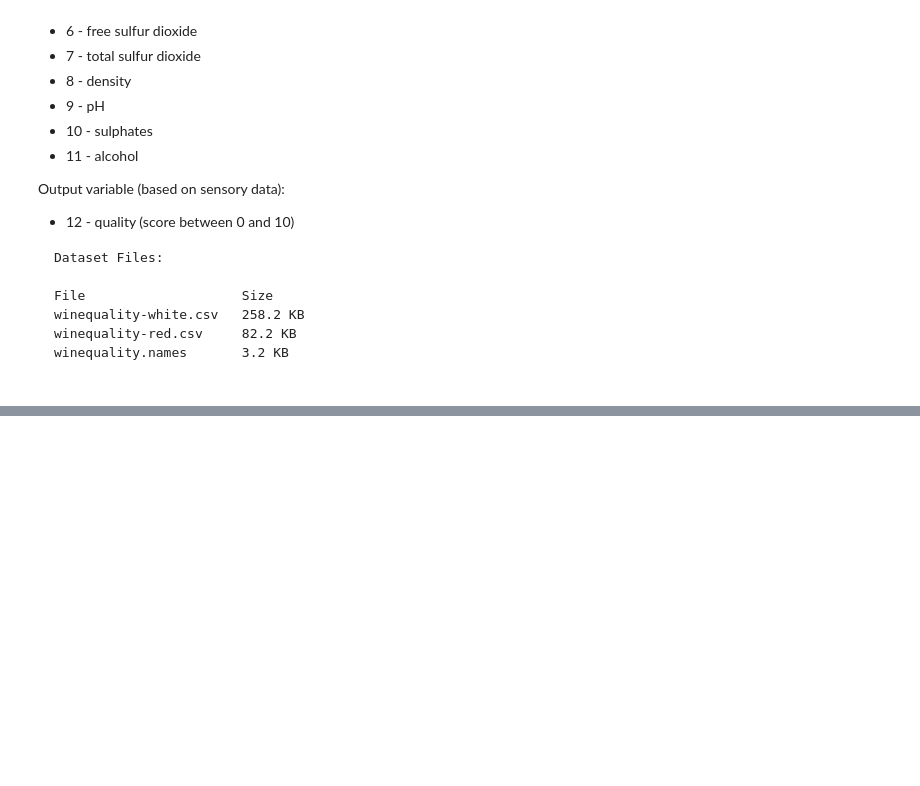
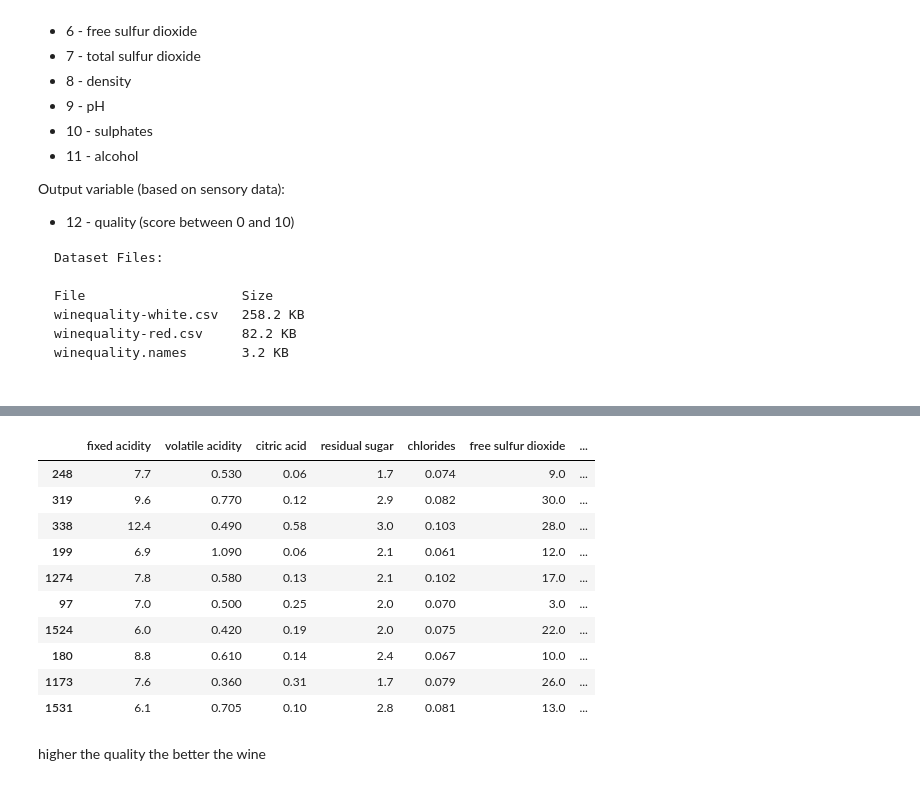
Before and after one commit to yashasviCodes/EDA-PROJECTS, a Jupyter notebook: red-wine-dataset-eda/notebooks/analysis.ipynb, the cells around one changed output, grey strips where cells are left out. Saved outputs shown, nothing was run; the diff lists cells and outputs as text; code cells hidden in the pictures; blank space fills up the shorter version.

```diff
--- a/red-wine-dataset-eda/notebooks/analysis.ipynb
+++ b/red-wine-dataset-eda/notebooks/analysis.ipynb
@@ -41,0 +106,16 @@ winequality.names	    3.2 KB
+# %%
+df.sample(n = 10)
+# %% [output]
+|  | fixed acidity | volatile acidity | citric acid | residual sugar | chlorides | free sulfur dioxide | ... |
+| 248 | 7.7 | 0.530 | 0.06 | 1.7 | 0.074 | 9.0 | ... |
+| 319 | 9.6 | 0.770 | 0.12 | 2.9 | 0.082 | 30.0 | ... |
+| 338 | 12.4 | 0.490 | 0.58 | 3.0 | 0.103 | 28.0 | ... |
+| 199 | 6.9 | 1.090 | 0.06 | 2.1 | 0.061 | 12.0 | ... |
+| 1274 | 7.8 | 0.580 | 0.13 | 2.1 | 0.102 | 17.0 | ... |
+| 97 | 7.0 | 0.500 | 0.25 | 2.0 | 0.070 | 3.0 | ... |
+| 1524 | 6.0 | 0.420 | 0.19 | 2.0 | 0.075 | 22.0 | ... |
+| 180 | 8.8 | 0.610 | 0.14 | 2.4 | 0.067 | 10.0 | ... |
+| 1173 | 7.6 | 0.360 | 0.31 | 1.7 | 0.079 | 26.0 | ... |
+| 1531 | 6.1 | 0.705 | 0.10 | 2.8 | 0.081 | 13.0 | ... |
+# %% [markdown]
+higher the quality the better the wine
```
Also changed, not shown: parts of 19 cells of this notebook.
